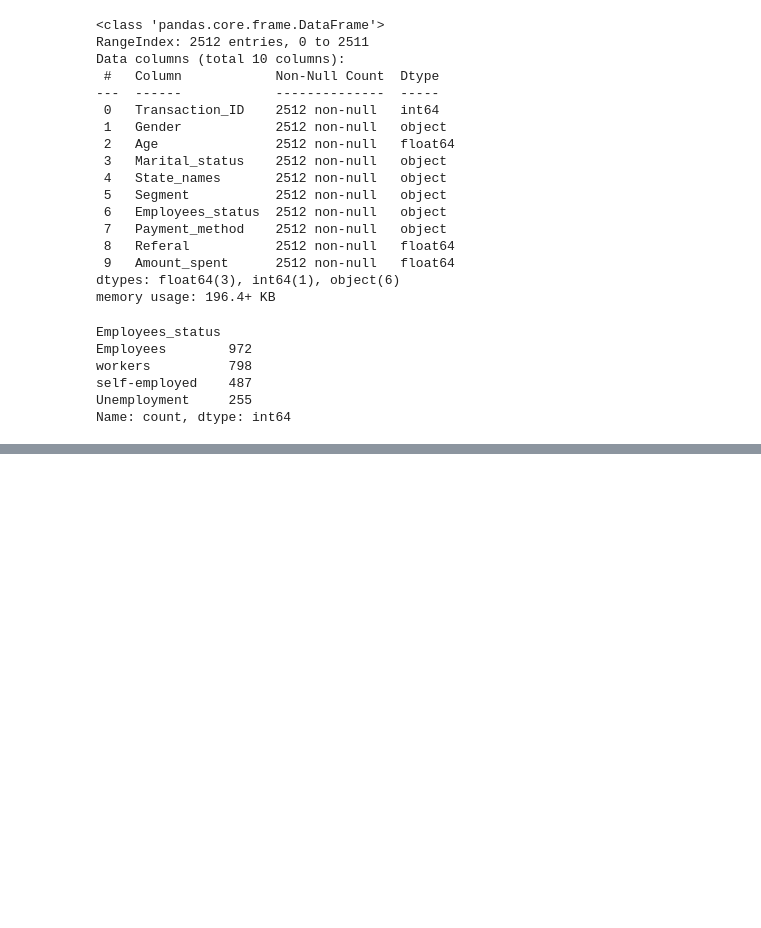
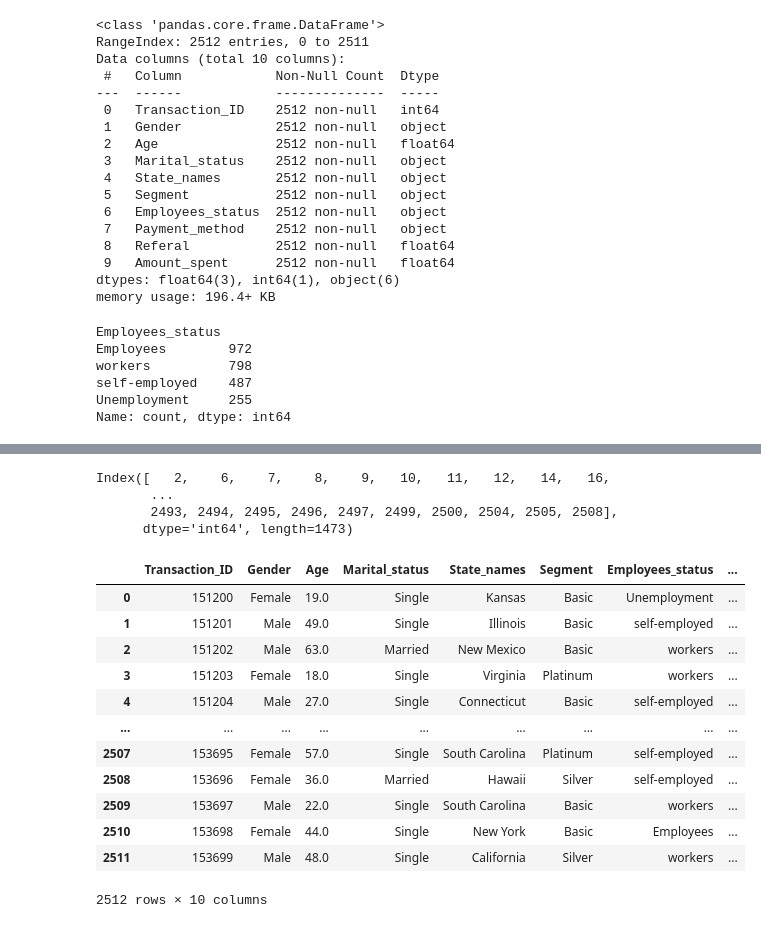
Before and after one commit to TheFalcon1990/Data-Driven-AI, a Jupyter notebook: Week-3/Practical_A/Week2_work.ipynb, the cells around one changed output, grey strips where cells are left out. Cells and saved outputs as stored; diff of their text form; code cells hidden in the pictures; blank space fills up the shorter version.

```diff
--- a/Week-3/Practical_A/Week2_work.ipynb
+++ b/Week-3/Practical_A/Week2_work.ipynb
@@ -423,0 +461,29 @@ Name: count, dtype: int64
+# %%
+# Testing if the above outcome is correct by using index so it is giving me all index for married and they are correct
+update_df = df[(df['Marital_status']=='Married')].index
+update_df
+# %% [output]
+Index([   2,    6,    7,    8,    9,   10,   11,   12,   14,   16,
+       ...
+       2493, 2494, 2495, 2496, 2497, 2499, 2500, 2504, 2505, 2508],
+      dtype='int64', length=1473)
+# %%
+# payment method updating
+
+Payment_method_update = df['Payment_method'] = df['Payment_method'].replace({'Other': 0, 'Card' : 1 , 'PayPal' : 2 })
+Payment_method_update.head(20)
+df
+# %% [output]
+|  | Transaction_ID | Gender | Age | Marital_status | State_names | Segment | Employees_status | ... |
+| 0 | 151200 | Female | 19.0 | Single | Kansas | Basic | Unemployment | ... |
+| 1 | 151201 | Male | 49.0 | Single | Illinois | Basic | self-employed | ... |
+| 2 | 151202 | Male | 63.0 | Married | New Mexico | Basic | workers | ... |
+| 3 | 151203 | Female | 18.0 | Single | Virginia | Platinum | workers | ... |
+| 4 | 151204 | Male | 27.0 | Single | Connecticut | Basic | self-employed | ... |
+| ... | ... | ... | ... | ... | ... | ... | ... | ... |
+| 2507 | 153695 | Female | 57.0 | Single | South Carolina | Platinum | self-employed | ... |
+| 2508 | 153696 | Female | 36.0 | Married | Hawaii | Silver | self-employed | ... |
+| 2509 | 153697 | Male | 22.0 | Single | South Carolina | Basic | workers | ... |
+| 2510 | 153698 | Female | 44.0 | Single | New York | Basic | Employees | ... |
+| 2511 | 153699 | Male | 48.0 | Single | California | Silver | workers | ... |
+2512 rows × 10 columns
```
Also changed, not shown: parts of 26 cells of this notebook.
